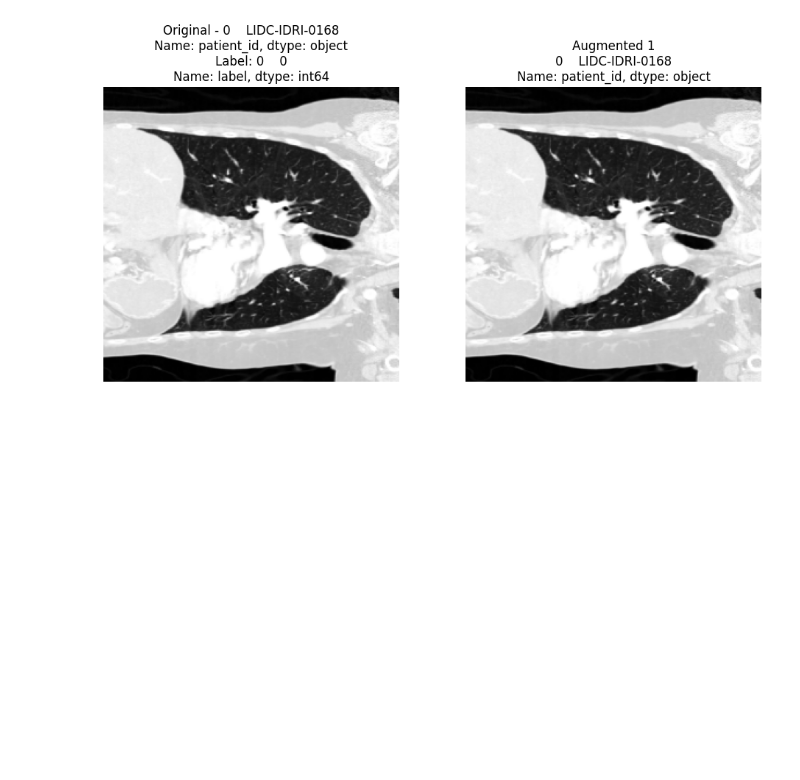
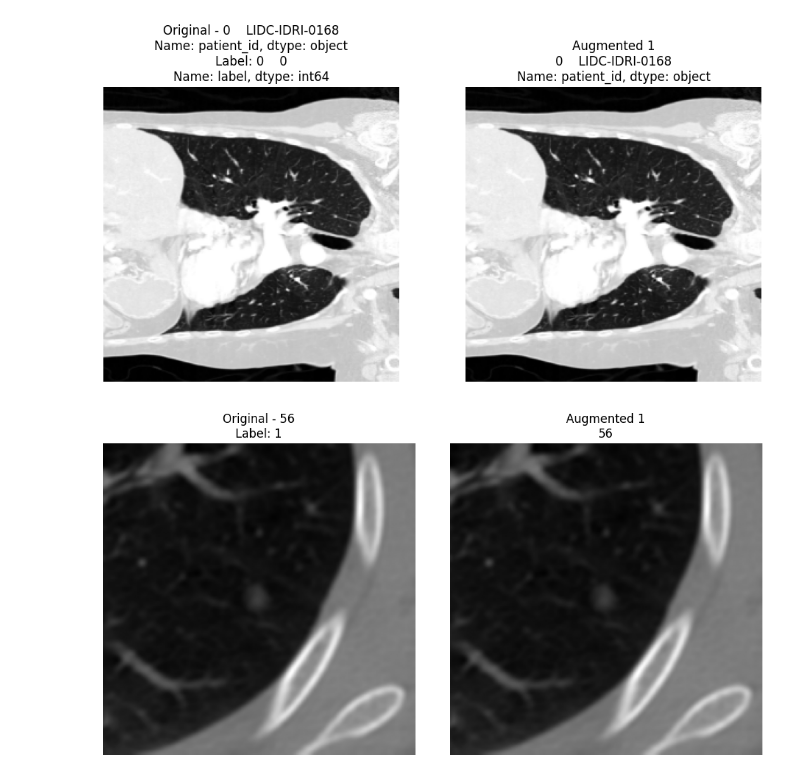
Before and after one commit to vivialves/lidc_ml, a Jupyter notebook: tools_3D/pre-processing_3D.ipynb, the cells around one changed output. Saved outputs shown, nothing was run; the diff lists cells and outputs as text; code cells hidden in the pictures; blank space fills up the shorter version.

```diff
--- a/tools_3D/pre-processing_3D.ipynb
+++ b/tools_3D/pre-processing_3D.ipynb
@@ -133,7 +133,7 @@ from monai.transforms import (
     RandBiasField
 )
 # %%
-IMAGE_SIZE = (128, 256, 256)
+IMAGE_SIZE = (256, 256, 256)
 
 PATH_TRAIN = '/home/vivianea/projects/BrainInnov/data/npy_3D_splitted/train'
 PATH_TEST = '/home/vivianea/projects/BrainInnov/data/npy_3D_splitted/test'
@@ -333,3 +335,14 @@ apply_augmentation_and_plot(
 )
 # %% [output]
 [figure]
+# %%
+npy_dir = '/home/vivianea/projects/BrainInnov/data/ctvolume/AIS/sample22_AIS.npy'
+apply_augmentation_and_plot(
+    volume_path=npy_dir,
+    label=1,
+    patient_id=56,
+    num_aug=1, # Plot 3 augmented versions
+    image_size=IMAGE_SIZE
+)
+# %% [output]
+[figure, added]
```
Also changed, not shown: parts of 1 cell of this notebook, 1 other file.
